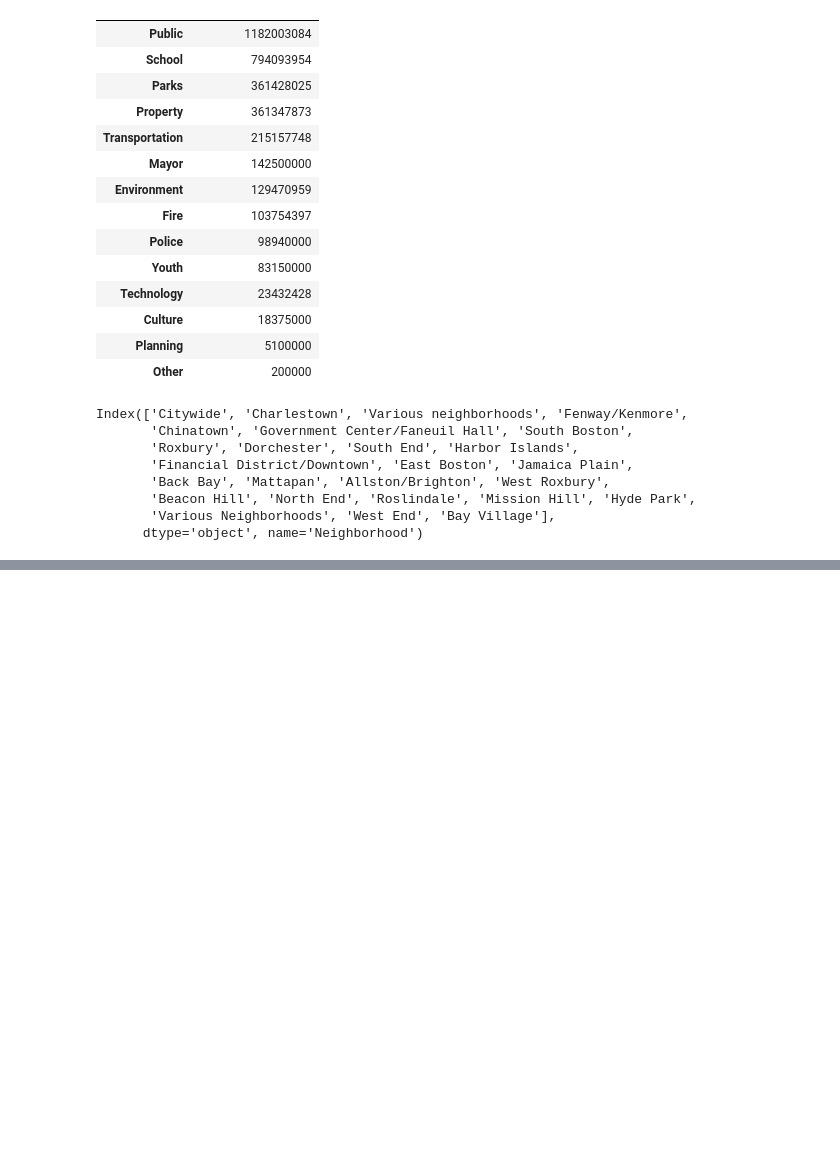
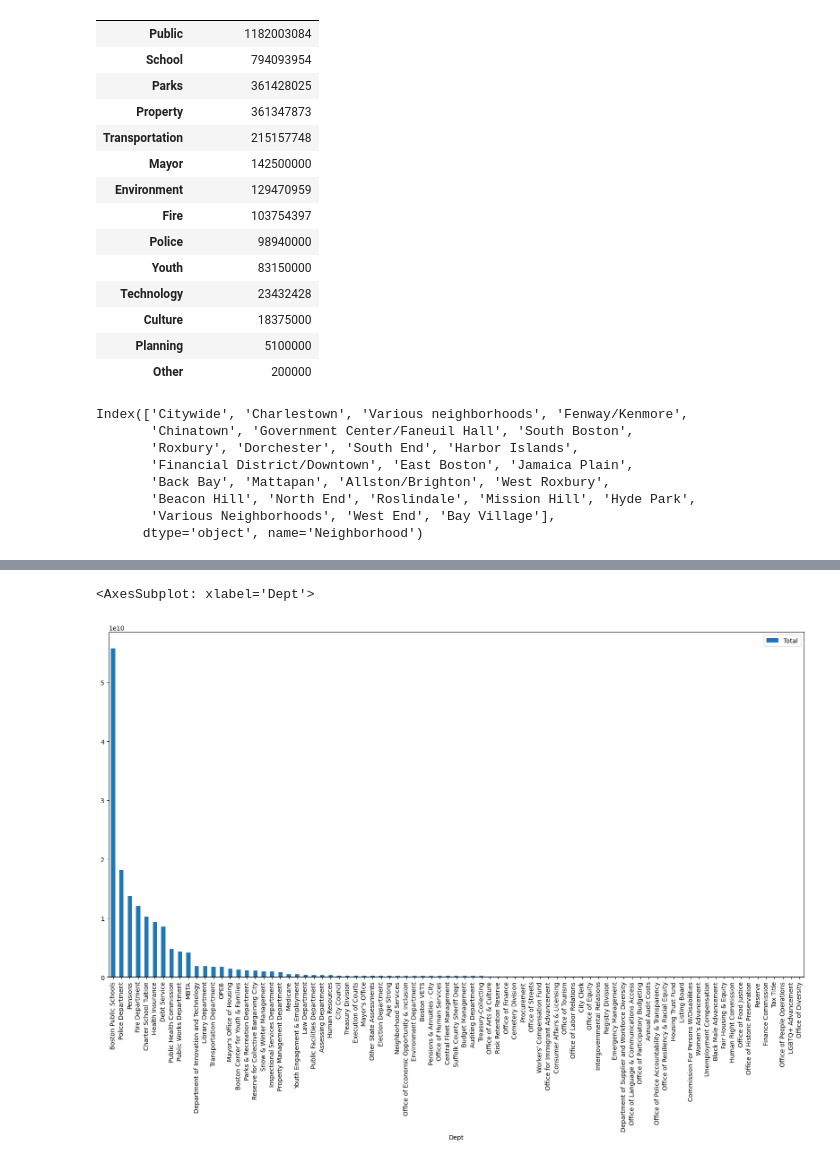
Before and after one commit to BU-Spark/ds-councilor-mejia-city-services, a Jupyter notebook: fall22-team-5/deliverables/deliverable1/capital/capital_budget.ipynb, the cells around one changed output, grey strips where cells are left out. Saved outputs shown, nothing was run; the diff lists cells and outputs as text; code cells hidden in the pictures; blank space fills up the shorter version.

Commit message:
operating budget done

```diff
--- a/fall22-team-5/deliverables/deliverable1/capital/capital_budget.ipynb
+++ b/fall22-team-5/deliverables/deliverable1/capital/capital_budget.ipynb
@@ -255,3 +255,19 @@ for lat, lng, neighborhood in zip(latitudes, longitudes, neighborhoods):
 
 # save the map as HTML file
 boston_map.save('boston_map_1.html')
+# %%
+# read operating-budget.csv
+df_operating_budget = pd.read_csv('operating-budget.csv')
+# drop columns 8, 9, 10, 11 and make it a new dataframe
+df_operating_budget = df_operating_budget.drop(df_operating_budget.columns[[8, 9, 10, 11]], axis=1)
+# drop NaN values
+df_operating_budget = df_operating_budget.dropna()
+df_operating_budget
+# print column names
+print(df_operating_budget.columns)
+# for Columns 4, 5, 6, 7, turn them into numbers, for example, '1,000,000' to 1000000, '#Missing' to 0
+df_operating_budget['FY20 Actual Expense'] = df_operating_budget['FY20 Actual Expense'].apply(lambda x: int(x.replace(',', '')) if x!='#Missing' else 0)
+df_operating_budget['FY21 Actual Expense'] = df_operating_budget['FY21 Actual Expense'].apply(lambda x: int(x.replace(',', '')) if x!='#Missing' else 0)
+df_operating_budget['FY22 Appropriation'] = df_operating_budget['FY22 Appropriation'].apply(lambda x: int(x.replace(',', '')) if x!='#Missing' else 0)
+df_operating_budget['FY23 Adopted'] = df_operating_budget['FY23 Adopted'].apply(lambda x: int(x.replace(',', '')) if x!='#Missing' else 0)
+df_operating_budget
@@ -257,0 +292,14 @@ boston_map.save('boston_map_1.html')
+# %%
+# add a new column 'Total' to the dataframe, Total = sum starts 4th column to the end
+df_operating_budget['Total'] = df_operating_budget.iloc[:, 4:].sum(axis=1)
+df_operating_budget
+# create a dataframe with 'Dept' row and 'Total' row
+df_operating_budget_total = df_operating_budget[['Dept', 'Total']]
+# group by 'Dept' and sum the 'Total' column
+df_operating_budget_total = df_operating_budget_total.groupby('Dept').sum()
+# sort the dataframe by 'Total' column
+df_operating_budget_total = df_operating_budget_total.sort_values(by='Total', ascending=False)
+# reset the index
+df_operating_budget_total = df_operating_budget_total.reset_index()
+# print the dataframe
+df_operating_budget_total
@@ -257,0 +320,6 @@ boston_map.save('boston_map_1.html')
+# %%
+# create a bar chart with the dataframe
+df_operating_budget_total.plot.bar(x='Dept', y='Total', rot=90, figsize=(20, 10))
+# %% [output]
+<AxesSubplot: xlabel='Dept'>
+[figure, added]
```
Also changed, not shown: parts of 3 cells of this notebook, 5 other files.
